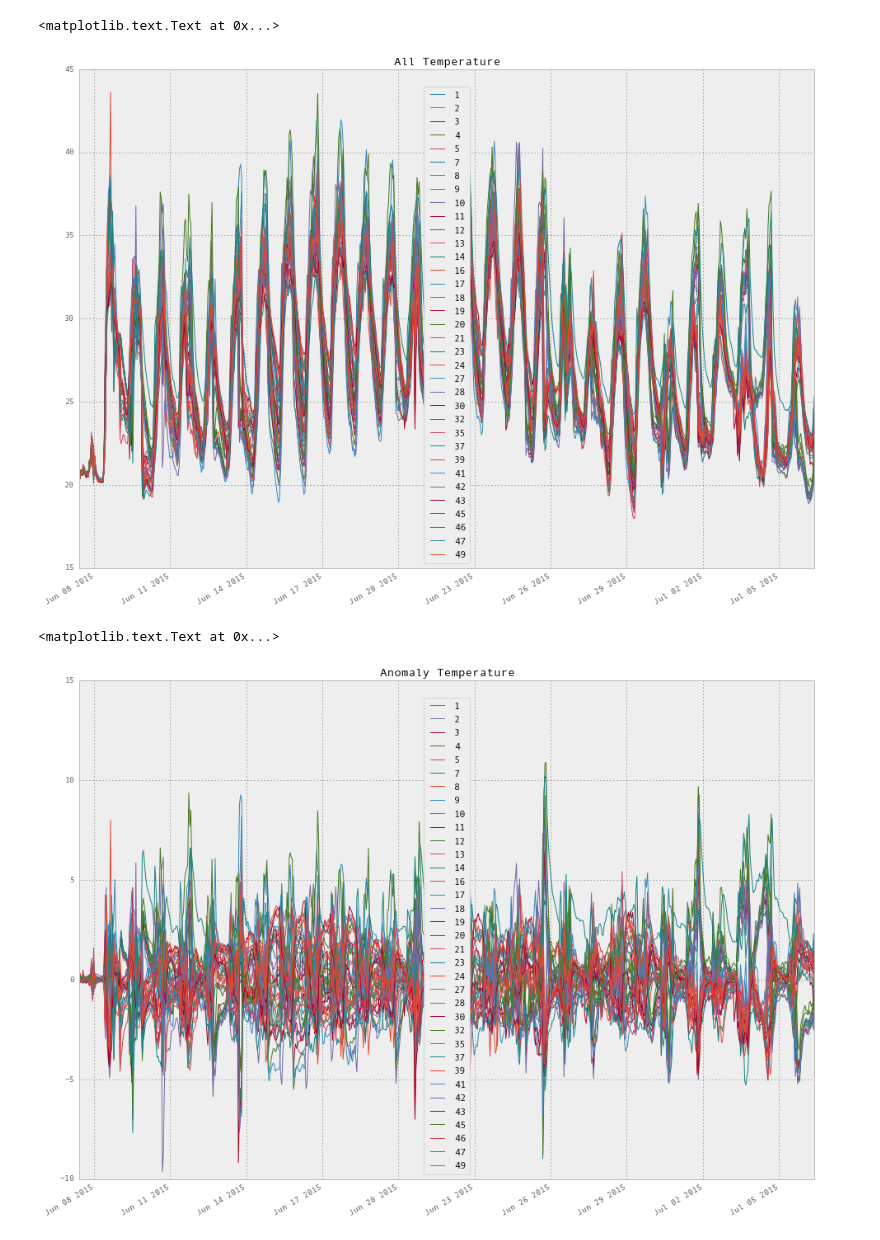
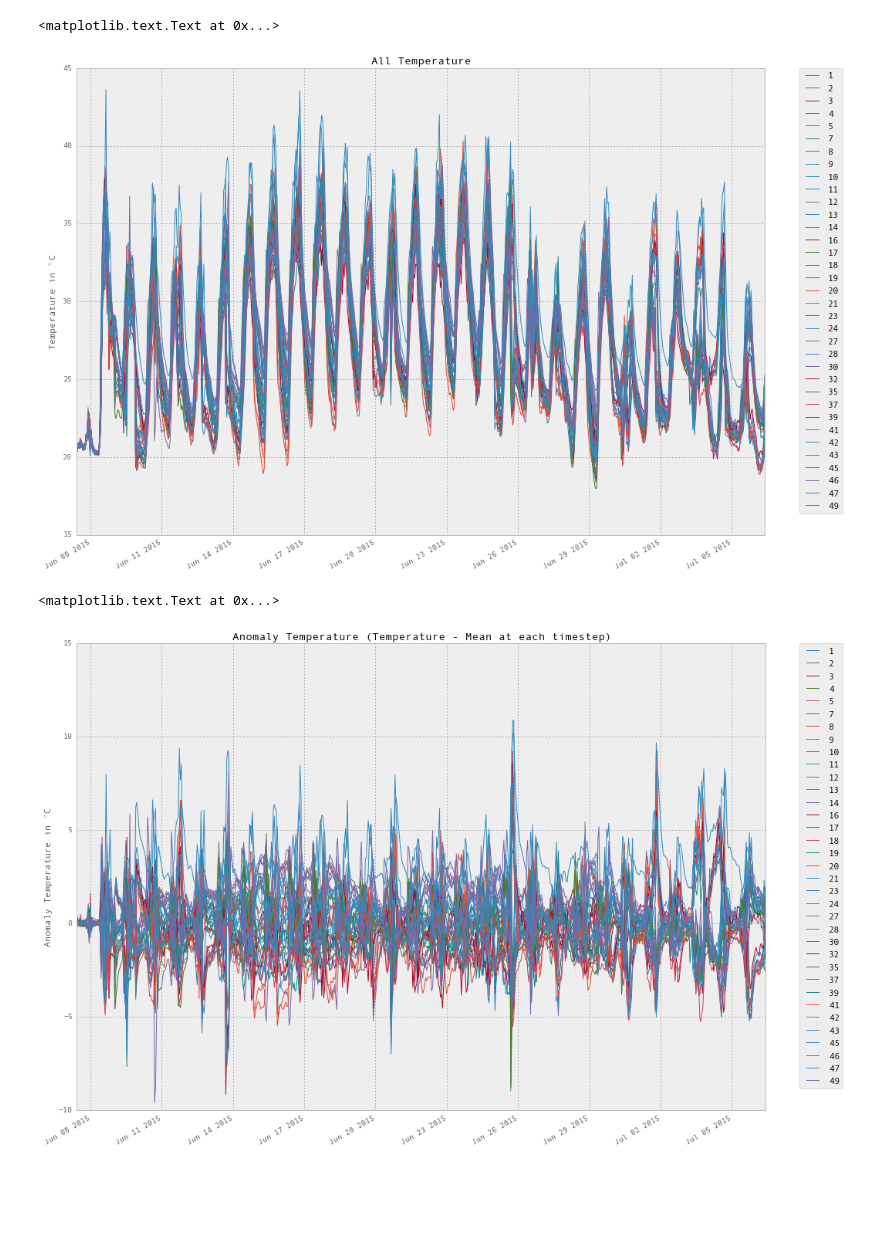
Before and after one commit to gottscott/cityheat, a Jupyter notebook: Bham/ibuttonimport.ipynb, the cells around one changed output. Saved outputs shown, nothing was run; the diff lists cells and outputs as text; code cells hidden in the pictures; blank space fills up the shorter version.

Commit message:
added labels to geographic plots

```diff
--- a/Bham/ibuttonimport.ipynb
+++ b/Bham/ibuttonimport.ipynb
@@ -60,18 +67,22 @@ anomalyDF = pd.DataFrame(anomaly, rng, sensornumbers).sort(axis=1)
 # %%
 %matplotlib inline
 pylab.rcParams['figure.figsize'] = 16, 12
 tempDF.plot()
+plt.legend(bbox_to_anchor=(1.05, 1), loc=2, borderaxespad=0.)
 plt.title('All Temperature')
+plt.ylabel('Temperature in $^\circ $C')
 # %% [output]
 <matplotlib.text.Text at 0x...>
-[figure, old version]
+[figure, new version]
 # %%
 # plot anomaly
 anomalyDF.plot()
-plt.title('Anomaly Temperature')
+plt.title('Anomaly Temperature (Temperature - Mean at each timestep)')
+plt.legend(bbox_to_anchor=(1.05, 1), loc=2, borderaxespad=0.)
+plt.ylabel('Anomaly Temperature in $^\circ $C')
 # %% [output]
 <matplotlib.text.Text at 0x...>
-[figure, old version]
+[figure, new version]
 # %%
 # Plot sensors by 'sunorshade'
 shadeindices = meta['sensornumber'].values[np.where(meta['sunorshade']=='shade')].astype(int) # sensor numbers which were in the shade
```
Also changed, not shown: parts of 14 cells of this notebook.
